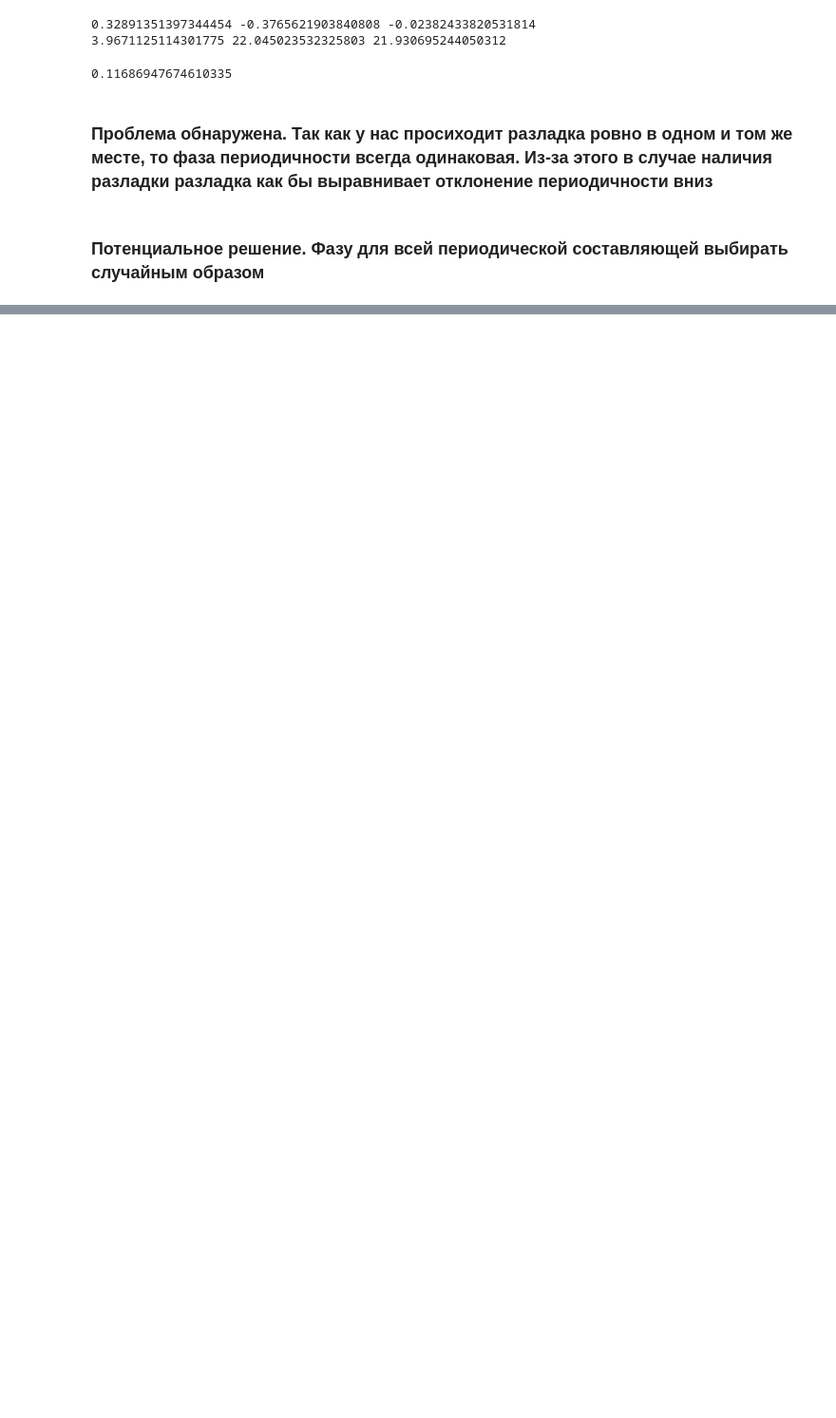
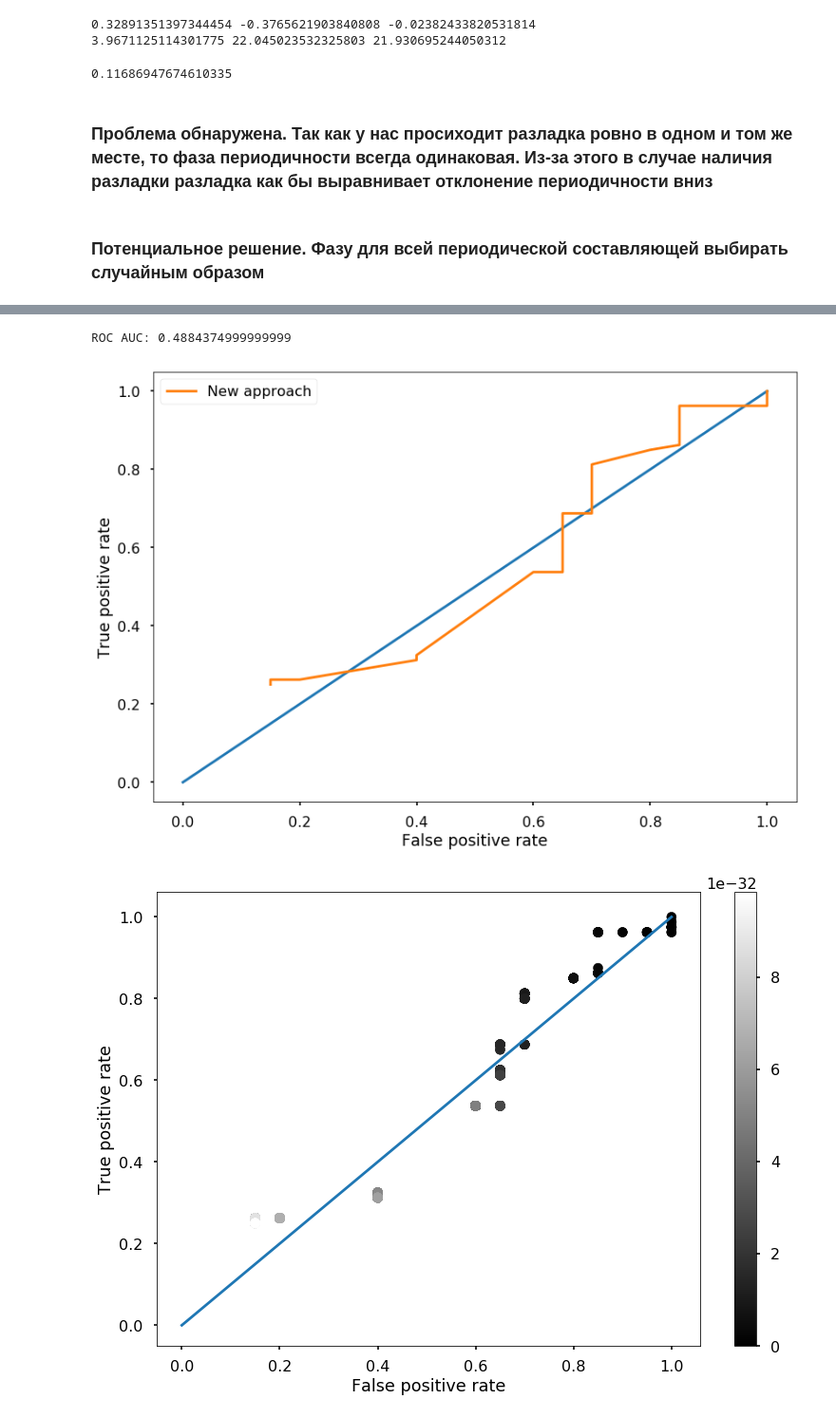
Before and after one commit to Klimmy/nir-ssa, a Jupyter notebook: 3rd semester/Research 1.ipynb, the cells around one changed output, grey strips where cells are left out. Shown at 95% size. Saved outputs shown, nothing was run; the diff lists cells and outputs as text; code cells hidden in the pictures; blank space fills up the shorter version.

```diff
--- a/3rd semester/Research 1.ipynb
+++ b/3rd semester/Research 1.ipynb
@@ -1268,0 +2199,17 @@ norm_ = np.sum((ts[0:24] - np.mean(ts[0:24]))**2)+1
+# %%
+%%time
+
+ITERATIONS = 100
+CP_PROB = 0.8
+IS_MULTIPLICATIVE = False
+WINDOW = 2
+IS_TREND = False
+CHANGE_TYPE = 'mean'
+APPROACH = 'approximation_sin_trend'
+CHANGE_POINT = 396
+
+temp_f(ITERATIONS,CP_PROB,IS_MULTIPLICATIVE,WINDOW,IS_TREND,CHANGE_TYPE,APPROACH,CHANGE_POINT)
+# %% [output]
+ROC AUC: 0.4884374999999999
+[figure, added]
+[figure, added]
```
Also changed, not shown: parts of 25 cells of this notebook.
